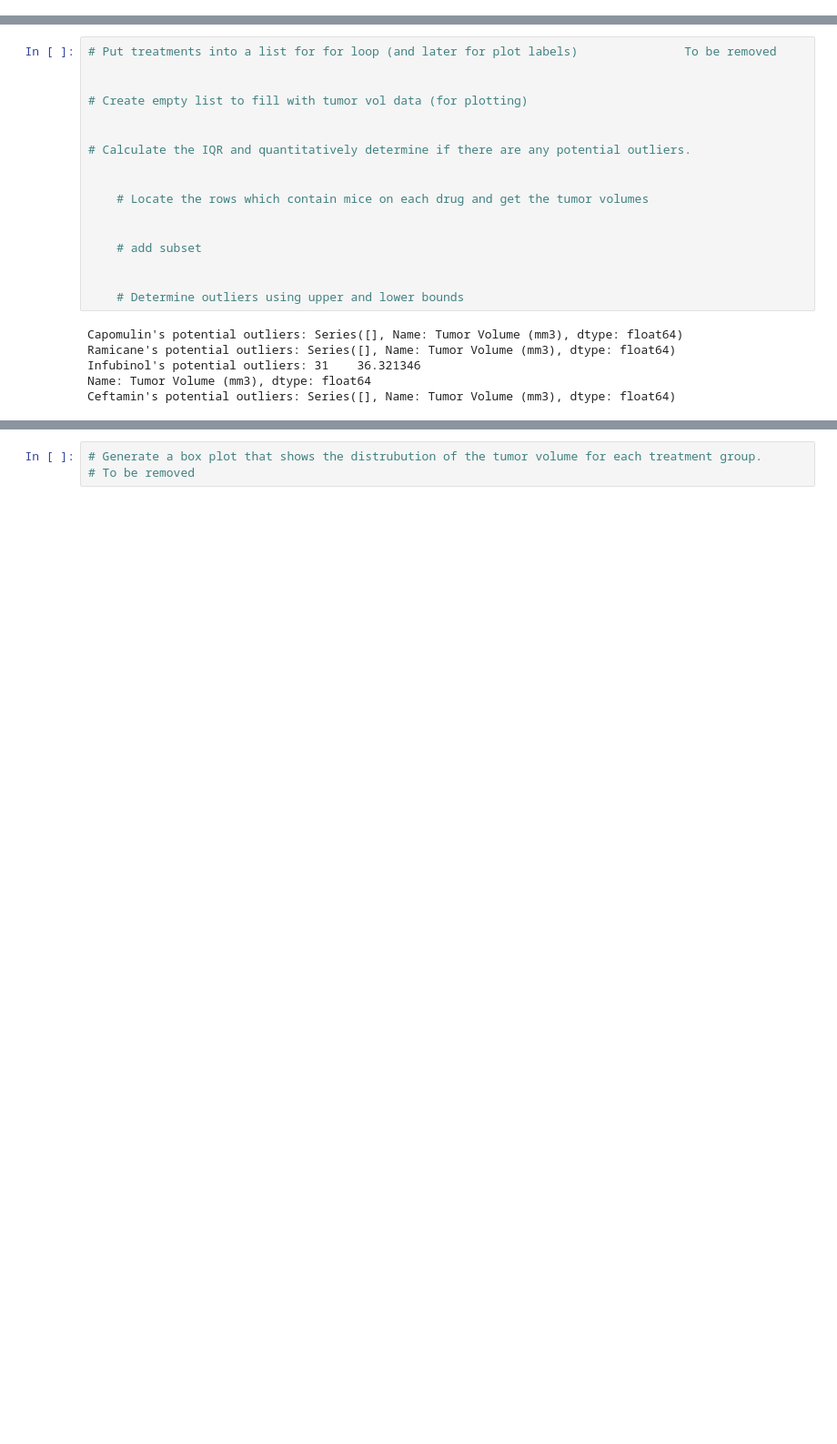
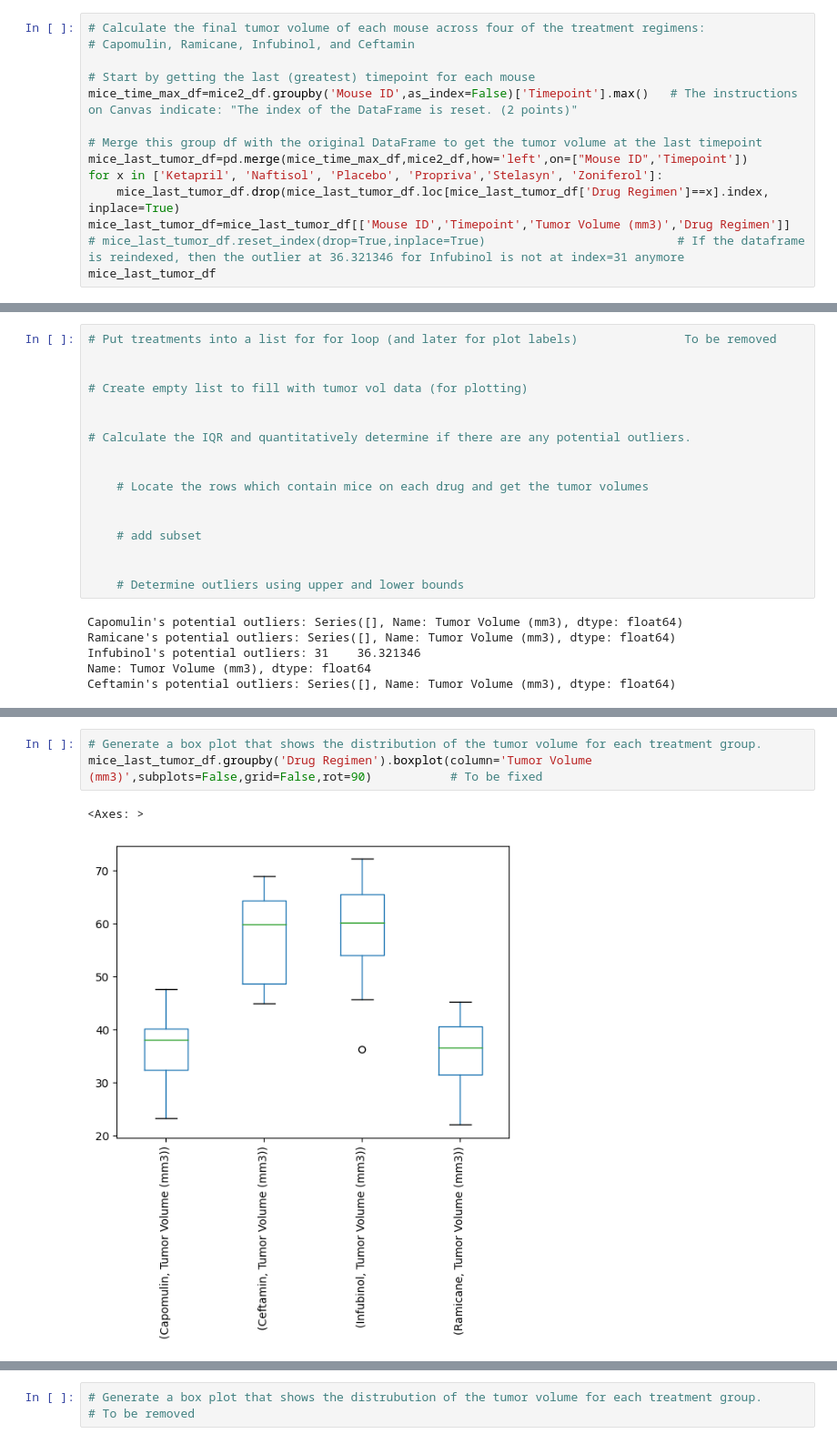
Before and after one commit to xoffvsg/matplotlib_challenge, a Jupyter notebook: Pymaceuticals/pymaceuticals_starter.ipynb, the cells around one changed output, grey strips where cells are left out. Shown: that part at 91% size. Cells and saved outputs as stored; diff of their text form; blank space fills up the shorter version.

Commit message:
Tweaks on Quartile, Outliers and Boxplots section

```diff
--- a/Pymaceuticals/pymaceuticals_starter.ipynb
+++ b/Pymaceuticals/pymaceuticals_starter.ipynb
@@ -239,0 +192,14 @@ plt.show()
+# %%
+# Calculate the final tumor volume of each mouse across four of the treatment regimens:
+# Capomulin, Ramicane, Infubinol, and Ceftamin
+
+# Start by getting the last (greatest) timepoint for each mouse
+mice_time_max_df=mice2_df.groupby('Mouse ID',as_index=False)['Timepoint'].max()   # The instructions on Canvas indicate: "The index of the DataFrame is reset. (2 points)"
+
+# Merge this group df with the original DataFrame to get the tumor volume at the last timepoint
+mice_last_tumor_df=pd.merge(mice_time_max_df,mice2_df,how='left',on=["Mouse ID",'Timepoint'])
+for x in ['Ketapril', 'Naftisol', 'Placebo', 'Propriva','Stelasyn', 'Zoniferol']:
+    mice_last_tumor_df.drop(mice_last_tumor_df.loc[mice_last_tumor_df['Drug Regimen']==x].index, inplace=True)
+mice_last_tumor_df=mice_last_tumor_df[['Mouse ID','Timepoint','Tumor Volume (mm3)','Drug Regimen']]
+# mice_last_tumor_df.reset_index(drop=True,inplace=True)                           # If the dataframe is reindexed, then the outlier at 36.321346 for Infubinol is not at index=31 anymore
+mice_last_tumor_df
@@ -288 +329,7 @@ Ceftamin's potential outliers: Series([], Name: Tumor Volume (mm3), dtype: float
+# %%
+# Generate a box plot that shows the distribution of the tumor volume for each treatment group.
+mice_last_tumor_df.groupby('Drug Regimen').boxplot(column='Tumor Volume (mm3)',subplots=False,grid=False,rot=90)           # To be fixed
+# %% [output]
+<Axes: >
+[figure, added]
 # %%
```
Also changed, not shown: parts of 28 cells of this notebook.
